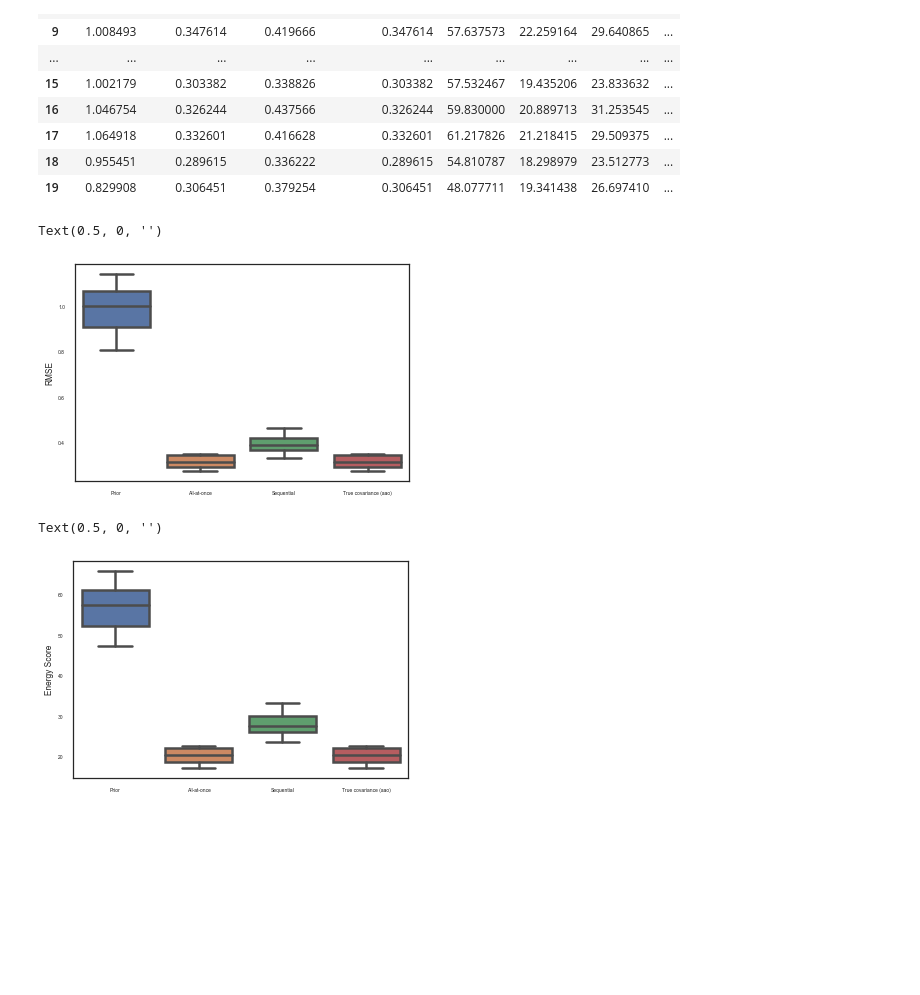
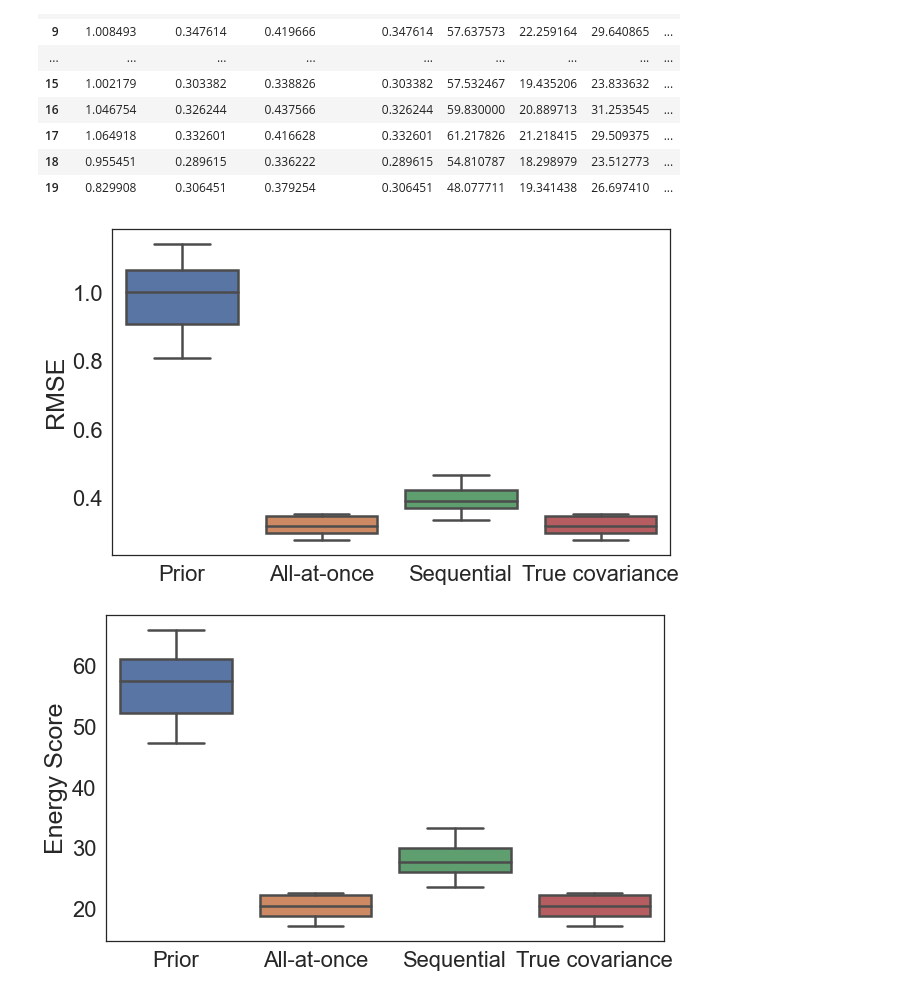
Before and after one commit to CedricTravelletti/DIESEL, a Jupyter notebook: reporting/toy_example/plot_scores_synthetic.ipynb, the cells around one changed output. Saved outputs shown, nothing was run; the diff lists cells and outputs as text; code cells hidden in the pictures; blank space fills up the shorter version.

Commit message:
Full plotting of synthetic experiment.

```diff
--- a/reporting/toy_example/plot_scores_synthetic.ipynb
+++ b/reporting/toy_example/plot_scores_synthetic.ipynb
@@ -272,25 +278,44 @@ df_melted['experiment'] = df_melted['metric']
 df_melted.loc[df_melted['experiment'].str.contains("prior"), 'experiment'] = 'Prior'
 df_melted.loc[df_melted['experiment'].str.contains("aao loc"), 'experiment'] = 'All-at-once'
 df_melted.loc[df_melted['experiment'].str.contains("seq loc"), 'experiment'] = 'Sequential'
-df_melted.loc[df_melted['experiment'].str.contains("truecov"), 'experiment'] = 'True covariance (aao)'
+df_melted.loc[df_melted['experiment'].str.contains("truecov"), 'experiment'] = 'True covariance'
 
 df_melted.loc[df_melted['metric'].str.contains("RMSE"), 'metric'] = 'RMSE'
 df_melted.loc[df_melted['metric'].str.contains("ES"), 'metric'] = 'ES'
 df_melted.loc[df_melted['metric'].str.contains("RE"), 'metric'] = 'RE'
+# %%
+# Set plot parameters.
+sns.set()
+sns.set_style("white")
+# plt.rcParams["font.family"] = "Helvetica"
+plt.rcParams["font.family"] = ["Arial"]
+plot_params = {
+         'font.size': 25, 'font.style': 'normal',
+          'axes.labelsize': 'medium',
+          'axes.titlesize':'medium',
+          'legend.fontsize': 'medium',
+          'xtick.labelsize': 'medium',
+          'ytick.labelsize': 'small',
+          }
+plt.rcParams.update(plot_params)
+plt.rc('xtick', labelsize=22)
+plt.rc('ytick', labelsize=22)
 # %%
+plt.figure(figsize=(10,6))
 ax = sns.boxplot(x="experiment", y="loss",
                  data=df_melted[df_melted['metric'] == 'RMSE'], linewidth=2.5)
 ax.set_ylabel('RMSE')
 ax.set_xlabel('')
+plt.savefig(os.path.join(plots_folder, 'scores_RMSE'), bbox_inches='tight', dpi=200)
 # %% [output]
-Text(0.5, 0, '')
-[figure, old version]
+[figure, new version]
 # %%
+plt.figure(figsize=(10,6))
 ax = sns.boxplot(x="experiment", y="loss",
                  data=df_melted[df_melted['metric'] == 'ES'], linewidth=2.5)
 ax.set_ylabel('Energy Score')
 ax.set_xlabel('')
+plt.savefig(os.path.join(plots_folder, 'scores_ES'), bbox_inches='tight', dpi=200)
 # %% [output]
-Text(0.5, 0, '')
-[figure, old version]
+[figure, new version]
 # %%
```
Also changed, not shown: parts of 20 cells of this notebook.
